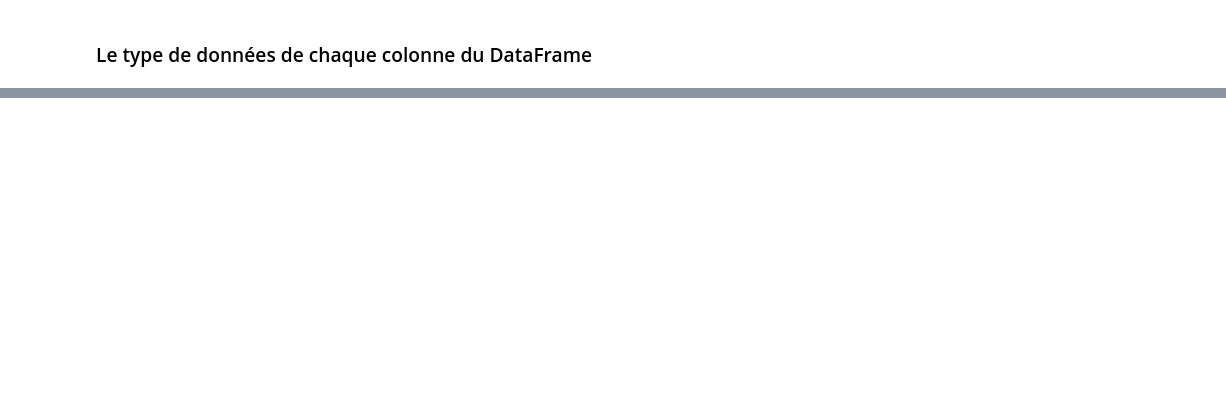
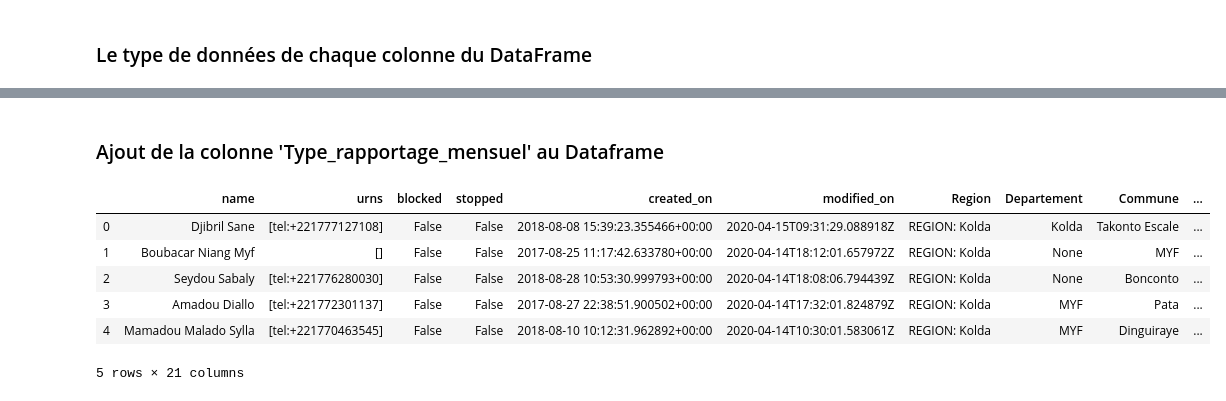
Before and after one commit to supermalang/rapidpro-normalizer, a Jupyter notebook: ContactsAgents.ipynb, the cells around one changed output, grey strips where cells are left out. Saved outputs shown, nothing was run; the diff lists cells and outputs as text; code cells hidden in the pictures; blank space fills up the shorter version.

Commit message:
Ajout de la variable Type_rapportage

```diff
--- a/ContactsAgents.ipynb
+++ b/ContactsAgents.ipynb
@@ -229,0 +298,29 @@ dtype: int64
+# %%
+taille = len(data_contacts_agents)
+#taille=10
+def type_rapportage_mensuel(x,y):
+    Type_rapportage = []
+    for a in range(taille):
+        if (x[a] - y[a]) == 1 and  (date_rapport_day[a] <= 10):
+            Type_rapportage.append('rapport')
+        else :
+            Type_rapportage.append('rappel')
+    return Type_rapportage
+# %% [markdown]
+### Ajout de la colonne 'Type_rapportage_mensuel' au Dataframe
+# %%
+month_rapport =data_contacts_agents['mois_de_rapport'].astype(str)
+# %%
+Type_rapportage_mensuel = type_rapportage_mensuel(date_rapport_month,Mois_en_nombre(month_rapport))
+# %%
+data_contacts_agents['Type_rapportage_mensuel'] = Type_rapportage_mensuel
+# %%
+data_contacts_agents.head(5)
+# %% [output]
+|  | name | urns | blocked | stopped | created_on | modified_on | Region | Departement | Commune | ... |
+| 0 | Djibril Sane | [tel:+221777127108] | False | False | 2018-08-08 15:39:23.355466+00:00 | 2020-04-15T09:31:29.088918Z | REGION: Kolda | Kolda | Takonto Escale | ... |
+| 1 | Boubacar Niang Myf | [] | False | False | 2017-08-25 11:17:42.633780+00:00 | 2020-04-14T18:12:01.657972Z | REGION: Kolda | None | MYF | ... |
+| 2 | Seydou Sabaly | [tel:+221776280030] | False | False | 2018-08-28 10:53:30.999793+00:00 | 2020-04-14T18:08:06.794439Z | REGION: Kolda | None | Bonconto | ... |
+| 3 | Amadou Diallo | [tel:+221772301137] | False | False | 2017-08-27 22:38:51.900502+00:00 | 2020-04-14T17:32:01.824879Z | REGION: Kolda | MYF | Pata | ... |
+| 4 | Mamadou Malado Sylla | [tel:+221770463545] | False | False | 2018-08-10 10:12:31.962892+00:00 | 2020-04-14T10:30:01.583061Z | REGION: Kolda | MYF | Dinguiraye | ... |
+5 rows × 21 columns
```
Also changed, not shown: parts of 33 cells of this notebook, 2 other files.
